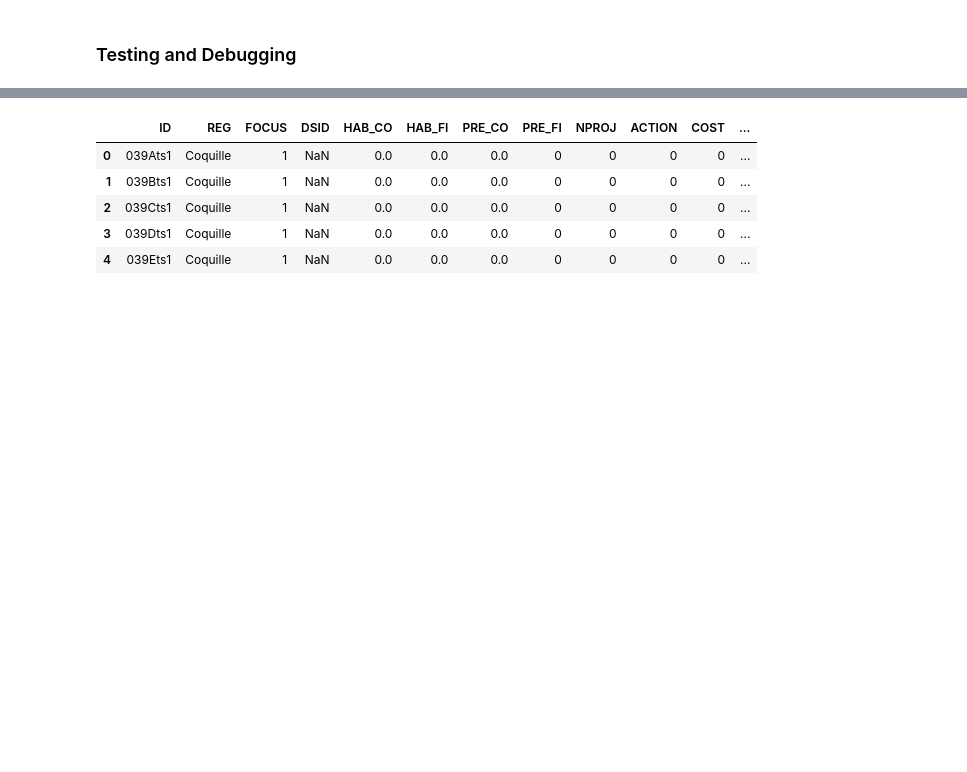
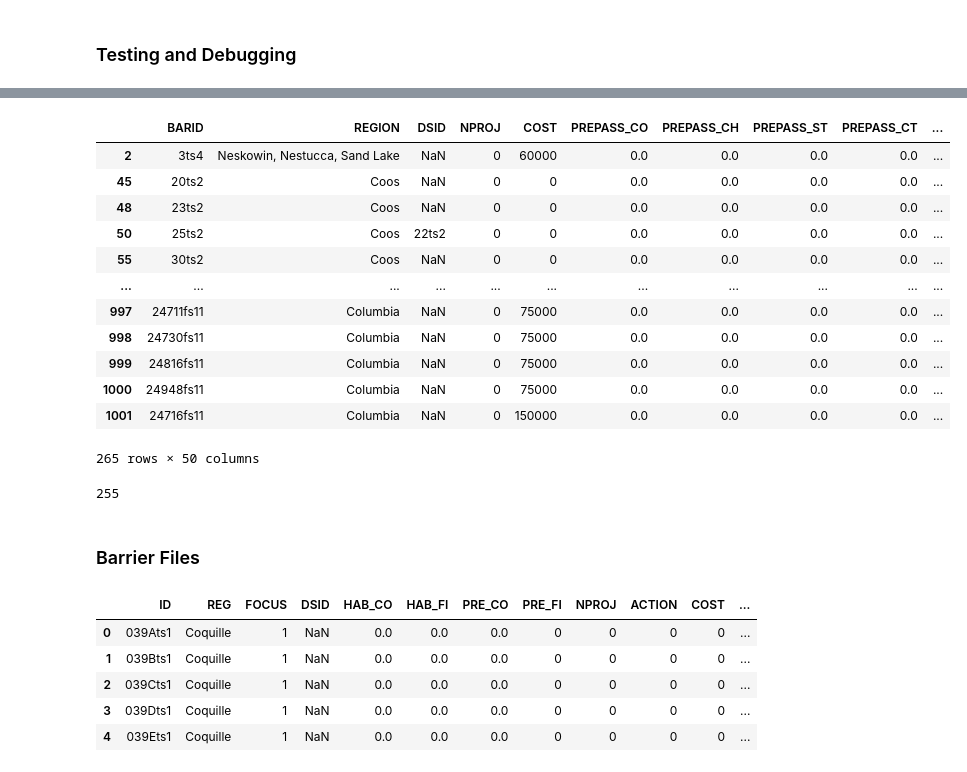
Before and after one commit to conery/tidegates, a Jupyter notebook: sandbox/sandbox.ipynb, the cells around one changed output, grey strips where cells are left out. Saved outputs shown, nothing was run; the diff lists cells and outputs as text; code cells hidden in the pictures; blank space fills up the shorter version.

```diff
--- a/sandbox/sandbox.ipynb
+++ b/sandbox/sandbox.ipynb
@@ -5 +123,23 @@ import pandas as pd
+# %%
+data[data.NPROJ == 0]
+# %% [output]
+|  | BARID | REGION | DSID | NPROJ | COST | PREPASS_CO | PREPASS_CH | PREPASS_ST | PREPASS_CT | ... |
+| 2 | 3ts4 | Neskowin, Nestucca, Sand Lake | NaN | 0 | 60000 | 0.0 | 0.0 | 0.0 | 0.0 | ... |
+| 45 | 20ts2 | Coos | NaN | 0 | 0 | 0.0 | 0.0 | 0.0 | 0.0 | ... |
+| 48 | 23ts2 | Coos | NaN | 0 | 0 | 0.0 | 0.0 | 0.0 | 0.0 | ... |
+| 50 | 25ts2 | Coos | 22ts2 | 0 | 0 | 0.0 | 0.0 | 0.0 | 0.0 | ... |
+| 55 | 30ts2 | Coos | NaN | 0 | 0 | 0.0 | 0.0 | 0.0 | 0.0 | ... |
+| ... | ... | ... | ... | ... | ... | ... | ... | ... | ... | ... |
+| 997 | 24711fs11 | Columbia | NaN | 0 | 75000 | 0.0 | 0.0 | 0.0 | 0.0 | ... |
+| 998 | 24730fs11 | Columbia | NaN | 0 | 75000 | 0.0 | 0.0 | 0.0 | 0.0 | ... |
+| 999 | 24816fs11 | Columbia | NaN | 0 | 75000 | 0.0 | 0.0 | 0.0 | 0.0 | ... |
+| 1000 | 24948fs11 | Columbia | NaN | 0 | 75000 | 0.0 | 0.0 | 0.0 | 0.0 | ... |
+| 1001 | 24716fs11 | Columbia | NaN | 0 | 150000 | 0.0 | 0.0 | 0.0 | 0.0 | ... |
+265 rows × 50 columns
+# %%
+len(data[data.COST == 0])
+# %% [output]
+255
+# %% [markdown]
+### Barrier Files
 # %%
```
Also changed, not shown: parts of 20 cells of this notebook, 3 other files.
